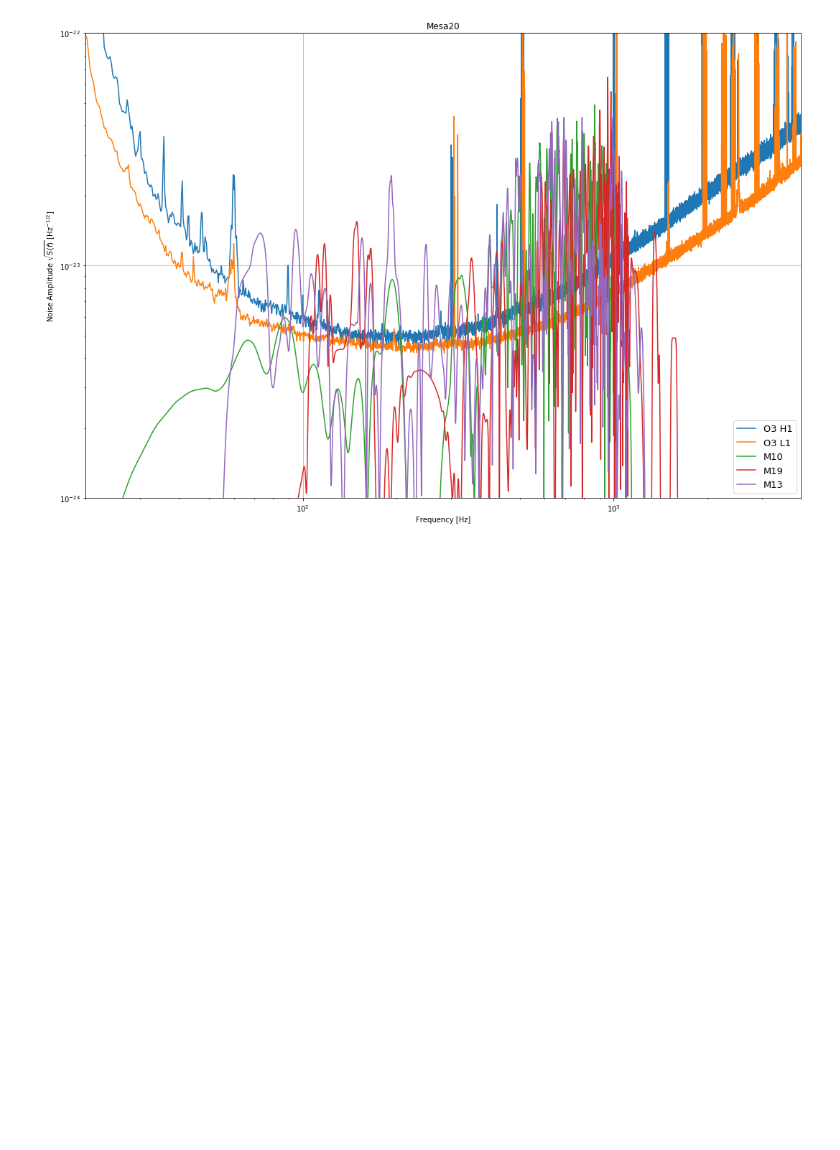
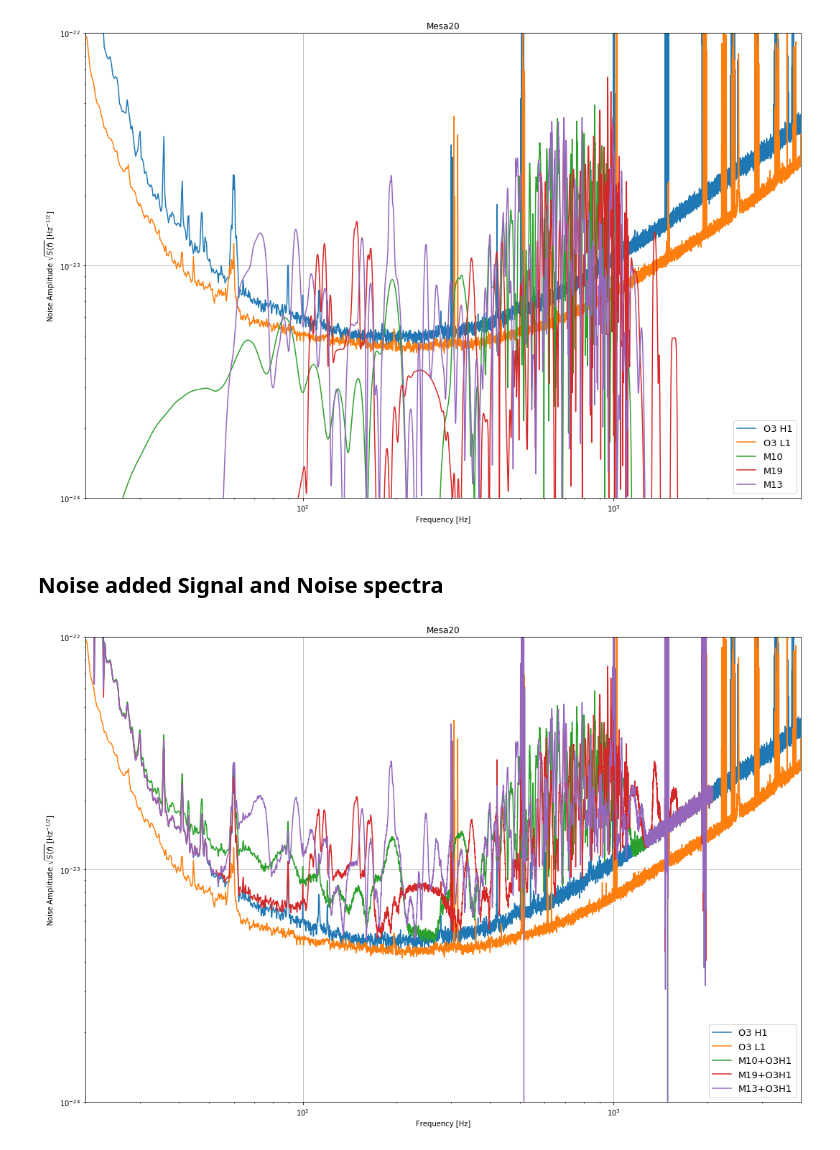
Before and after one commit to Abhinav-Rijal/Project, a Jupyter notebook: GW_wave plot.ipynb, the cells around one changed output. Drawn from its saved outputs; the diff is of its cells as text; code cells hidden in the pictures; blank space fills up the shorter version.

```diff
--- a/GW_wave plot.ipynb
+++ b/GW_wave plot.ipynb
@@ -726,7 +726,7 @@ tck1 = interpolate.splrep(O3H1[:,0],O3H1[:,1],s=0) #spline interpolate using noi
 asd1 = interpolate.splev(f1,tck1,der=0) #resampling at frequency f1; to get same freq components as signal
 
 #Now, the length of the signal has changed; df and dt also have changed
-
+asd1H1=asd1
 
 
 
@@ -769,7 +769,7 @@ asd2 = interpolate.splev(f2,tck2,der=0) #resampling at frequency f2; to get same
 
 #Now, the length of the signal has changed; df and dt also have changed
 
-
+asd2H1=asd2
 
 
 plt.figure(figsize = [15,10])
@@ -811,7 +811,7 @@ asd3 = interpolate.splev(f3,tck3,der=0) #resampling at frequency f3; to get same
 
 #Now, the length of the signal has changed; df and dt also have changed
 
-
+asd3H1=asd3
 
 
 plt.figure(figsize = [15,10])
@@ -1008,3 +1008,30 @@ plt.savefig("mesa20.png")
 plt.show()
 # %% [output]
 [figure]
+# %% [markdown]
+##  Noise added Signal and Noise spectra
+# %%
+#adding O3H1 noise
+
+noisy_M10=abs_Amp1+asd1H1
+noisy_M19=abs_Amp2+asd2H1
+noisy_M13=abs_Amp3+asd3H1
+
+plt.figure(figsize = [15,10])
+plt.title('Mesa20')
+plt.loglog(O3H1[:,0],O3H1[:,1],label="O3 H1")
+plt.loglog(O3L1[:,0],O3L1[:,1],label="O3 L1")
+plt.loglog(f1,noisy_M10,label='M10+O3H1')
+plt.loglog(f2,noisy_M19,label='M19+O3H1')
+plt.loglog(f3,noisy_M13,label='M13+O3H1')
+plt.xlabel('Frequency [Hz]')
+plt.ylabel(r'Noise Amplitude $\sqrt{S(f)}$ [Hz$^{-1/2}$]')
+plt.xlim([20.0,4.0e3])
+plt.ylim([1.0e-24,1.0e-22])
+plt.legend(fontsize=13)
+plt.grid()
+plt.tight_layout()
+plt.savefig("mesa20.png")
+plt.show()
+# %% [output]
+[figure, added]
```
Also changed, not shown: parts of 10 cells of this notebook.
